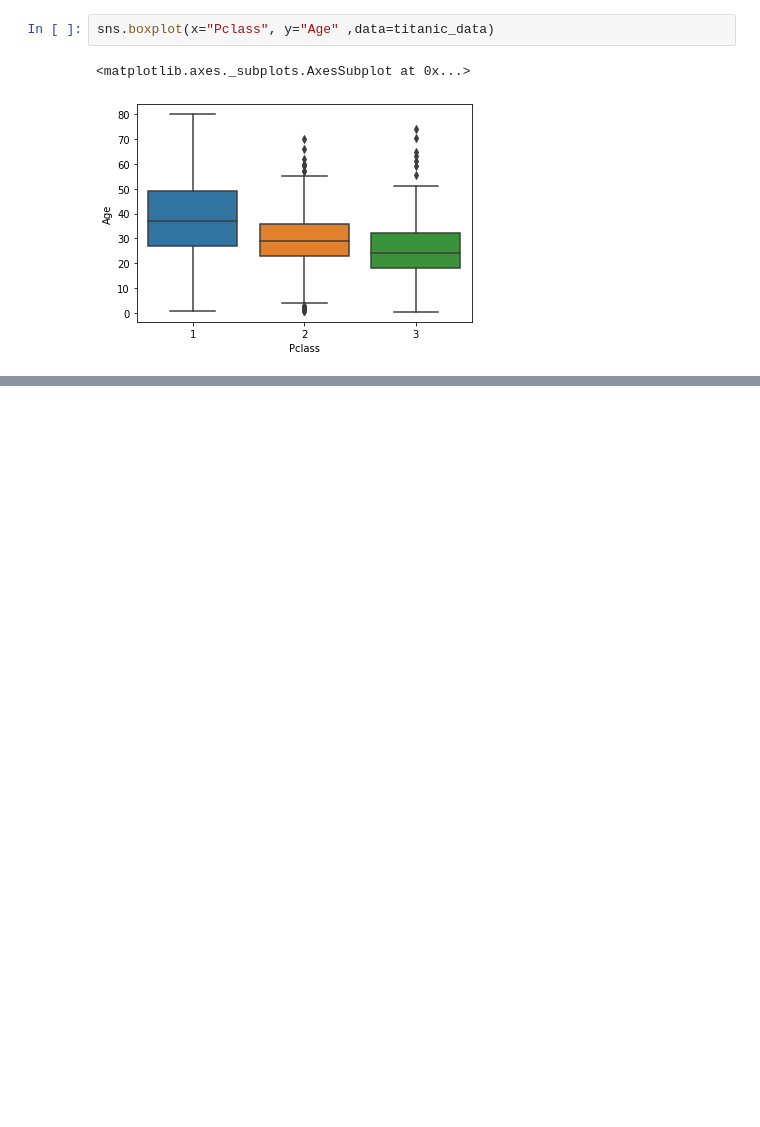
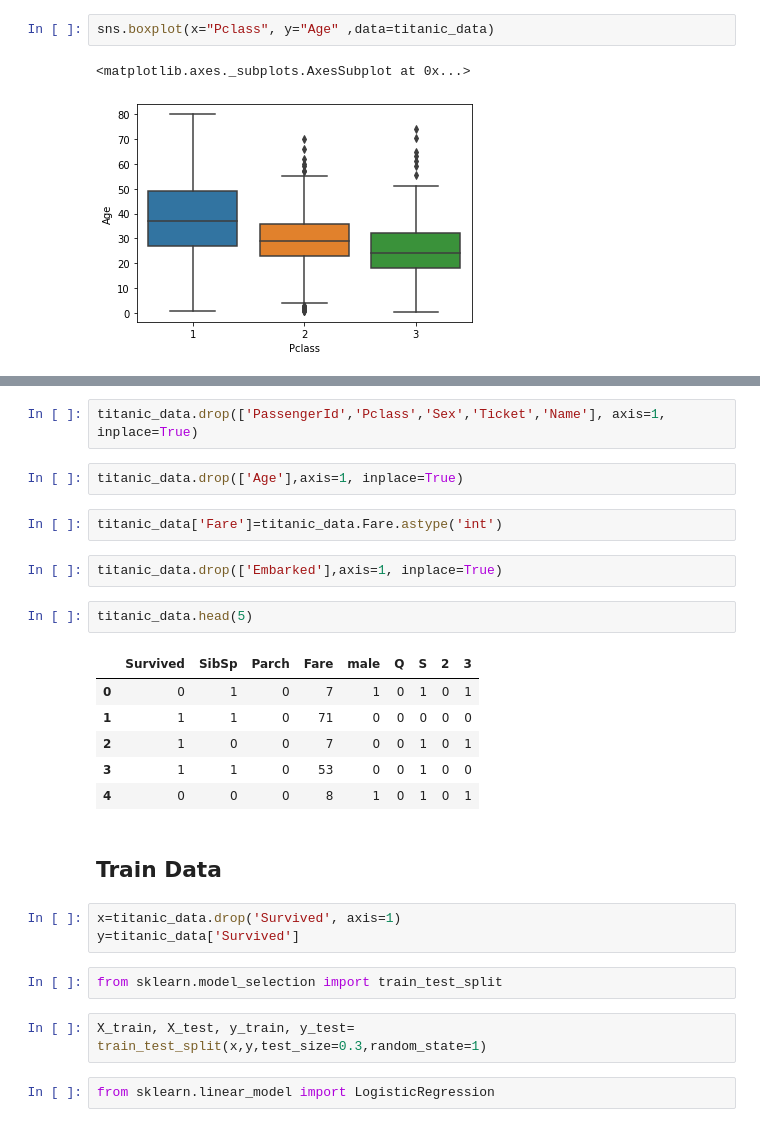
Before and after one commit to alekh204/Machine-learning-algorithms, a Jupyter notebook: Titanic data analysis.ipynb, the cells around one changed output, grey strips where cells are left out. Drawn from its saved outputs; the diff is of its cells as text; blank space fills up the shorter version.

Commit message:
Add files via upload
Logistic regression done

```diff
--- a/Titanic data analysis.ipynb
+++ b/Titanic data analysis.ipynb
@@ -130,0 +202,28 @@ KeyError: "['Cabin '] not found in axis"
+# %%
+titanic_data.drop(['PassengerId','Pclass','Sex','Ticket','Name'], axis=1, inplace=True)
+# %%
+titanic_data.drop(['Age'],axis=1, inplace=True)
+# %%
+titanic_data['Fare']=titanic_data.Fare.astype('int')
+# %%
+titanic_data.drop(['Embarked'],axis=1, inplace=True)
+# %%
+titanic_data.head(5)
+# %% [output]
+|  | Survived | SibSp | Parch | Fare | male | Q | S | 2 | 3 |
+| 0 | 0 | 1 | 0 | 7 | 1 | 0 | 1 | 0 | 1 |
+| 1 | 1 | 1 | 0 | 71 | 0 | 0 | 0 | 0 | 0 |
+| 2 | 1 | 0 | 0 | 7 | 0 | 0 | 1 | 0 | 1 |
+| 3 | 1 | 1 | 0 | 53 | 0 | 0 | 1 | 0 | 0 |
+| 4 | 0 | 0 | 0 | 8 | 1 | 0 | 1 | 0 | 1 |
+# %% [markdown]
+## Train Data
+# %%
+x=titanic_data.drop('Survived', axis=1)
+y=titanic_data['Survived']
+# %%
+from sklearn.model_selection import train_test_split
+# %%
+X_train, X_test, y_train, y_test= train_test_split(x,y,test_size=0.3,random_state=1)
+# %%
+from sklearn.linear_model import LogisticRegression
```
Also changed, not shown: parts of 18 cells of this notebook.
